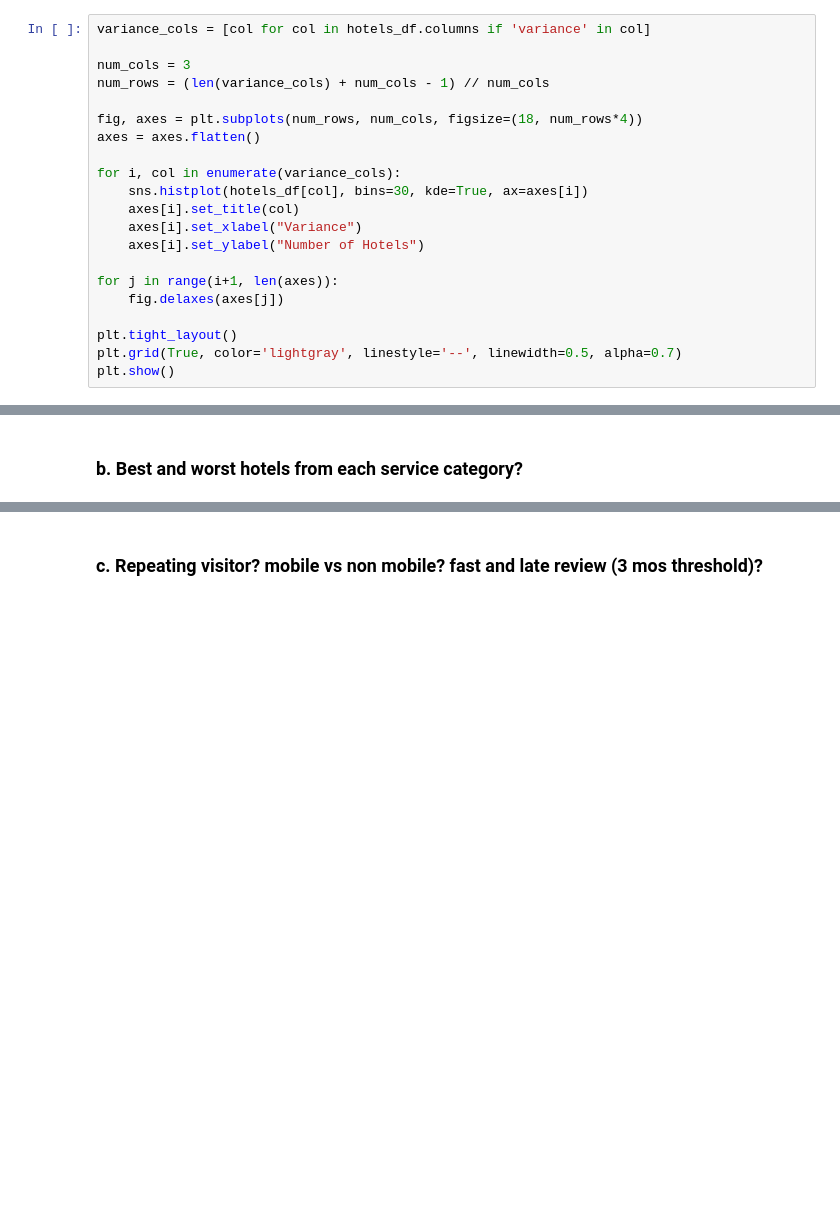
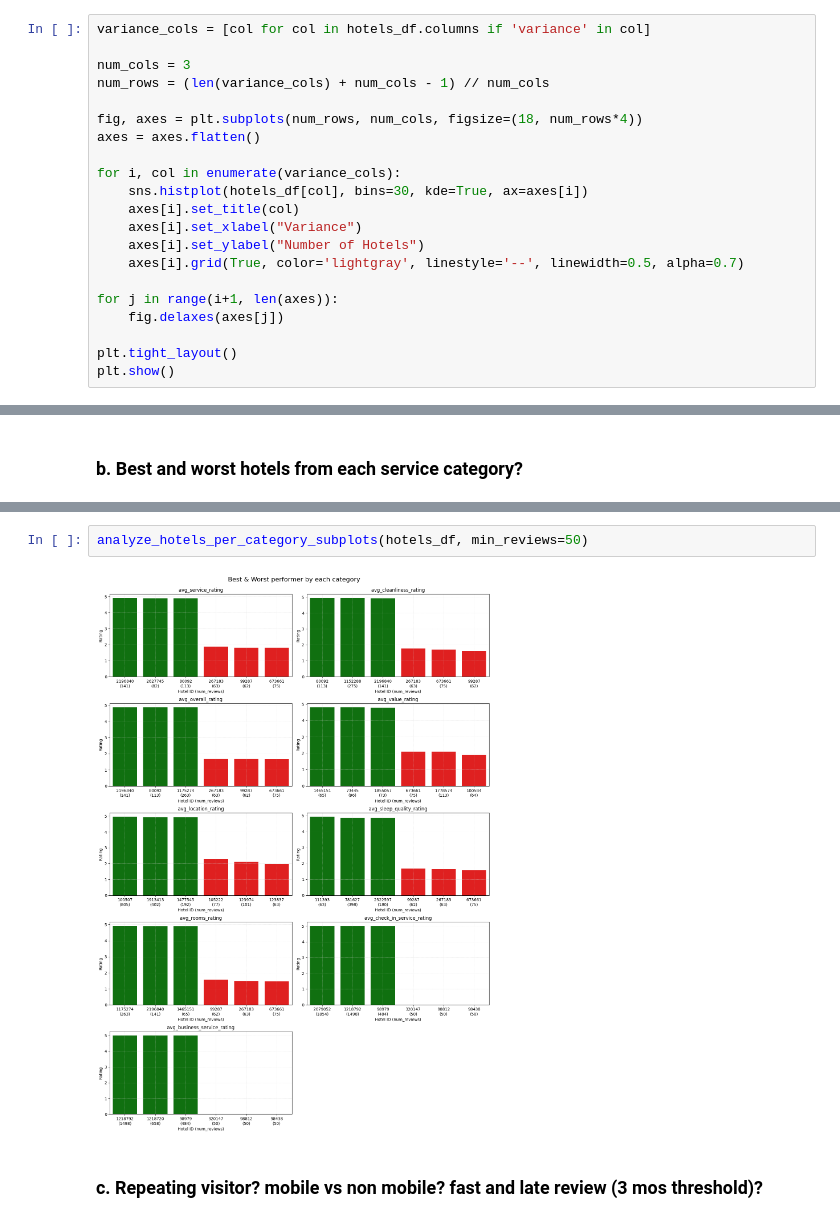
Before and after one commit to nadiavictoria/IS512-Hotel-Analytics, a Jupyter notebook: notebooks/02_exploratory_analysis.ipynb, the cells around one changed output, grey strips where cells are left out. Drawn from its saved outputs; the diff is of its cells as text; blank space fills up the shorter version.

Commit message:
best and worst performance hotel by each category

```diff
--- a/notebooks/02_exploratory_analysis.ipynb
+++ b/notebooks/02_exploratory_analysis.ipynb
@@ -906,12 +906,12 @@ for i, col in enumerate(variance_cols):
     axes[i].set_title(col)
     axes[i].set_xlabel("Variance")
     axes[i].set_ylabel("Number of Hotels")
+    axes[i].grid(True, color='lightgray', linestyle='--', linewidth=0.5, alpha=0.7)
 
 for j in range(i+1, len(axes)):
     fig.delaxes(axes[j])
 
 plt.tight_layout()
-plt.grid(True, color='lightgray', linestyle='--', linewidth=0.5, alpha=0.7)
 plt.show()
 # %% [output]
 [figure]
@@ -955,3 +992,7 @@ ALERT!!! Location is not in the hotels_df
+# %%
+analyze_hotels_per_category_subplots(hotels_df, min_reviews=50)
+# %% [output]
+[figure, added]
 # %% [markdown]
 ### **c. Repeating visitor? mobile vs non mobile? fast and late review (3 mos threshold)?**
 # %% [markdown]
```
Also changed, not shown: parts of 3 cells of this notebook.
